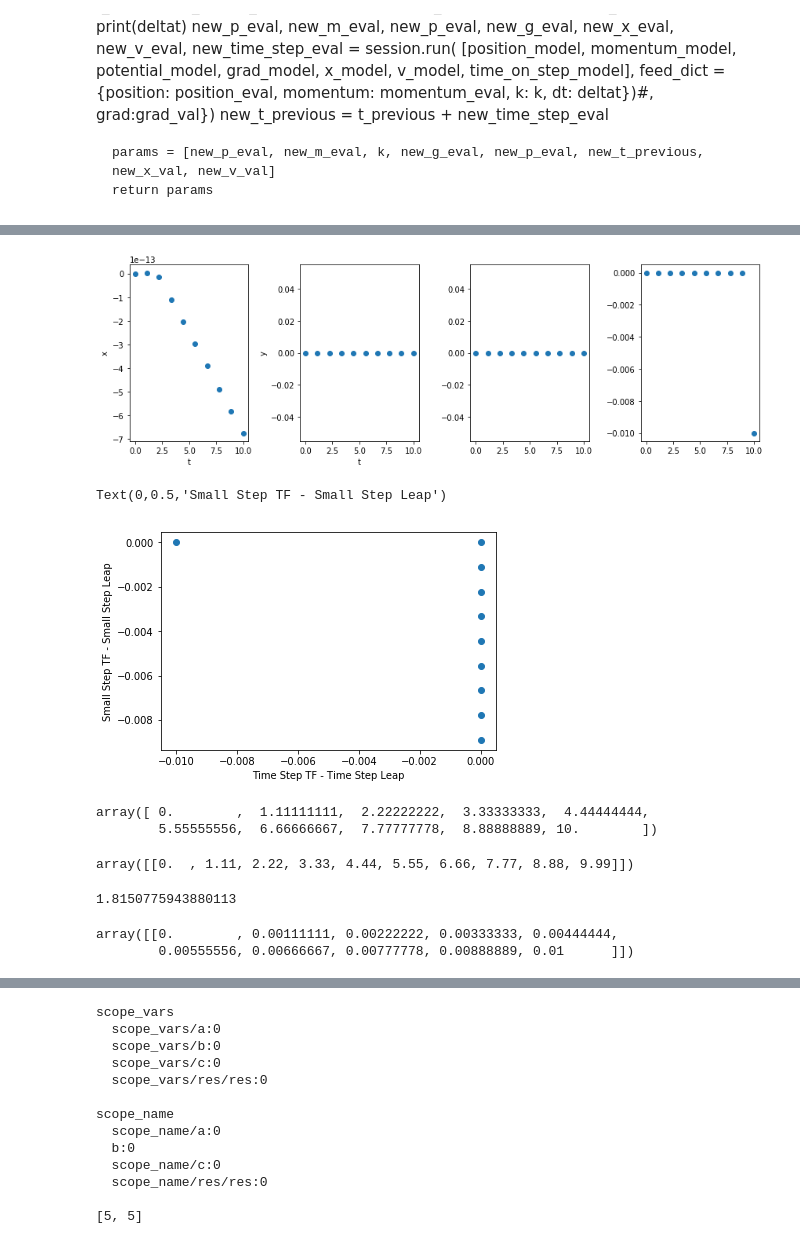
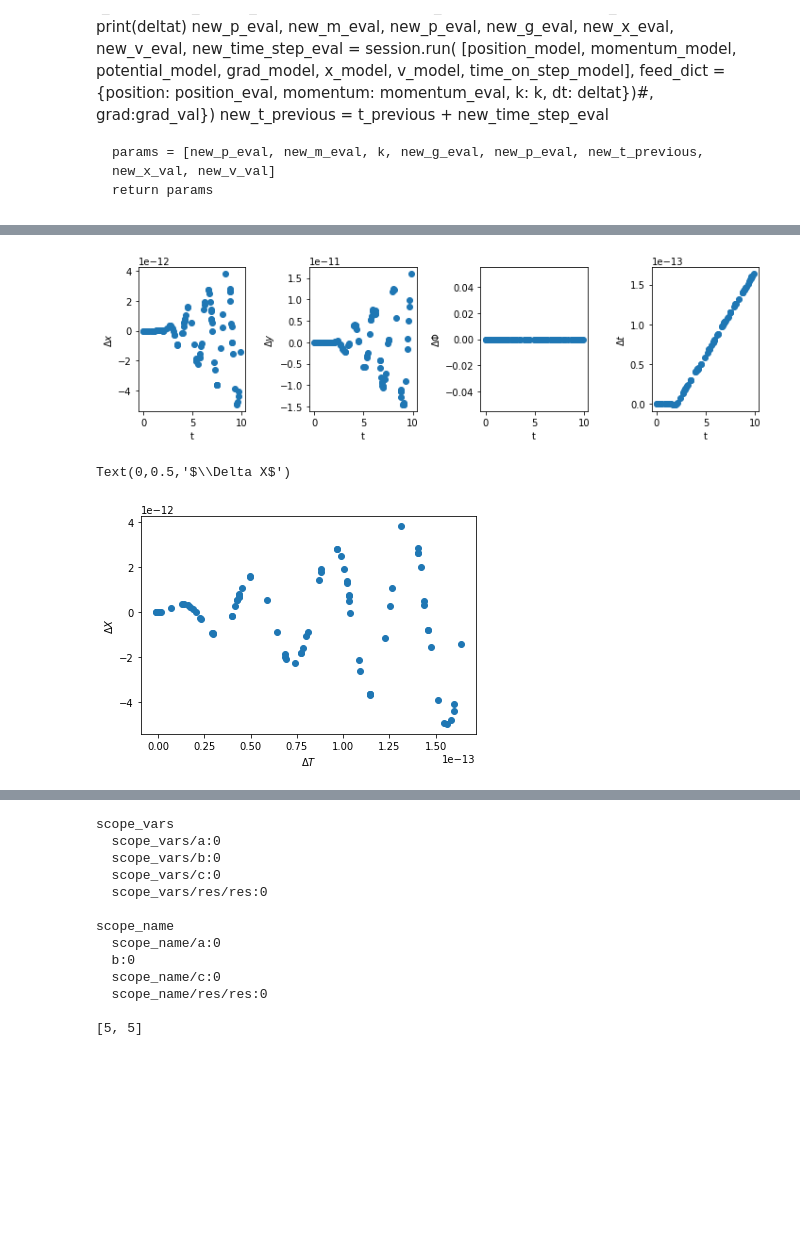
Before and after one commit to andersdot/shoderivz, a Jupyter notebook: sho_tf_almost.ipynb, the cells around one changed output, grey strips where cells are left out. Drawn from its saved outputs; the diff is of its cells as text; code cells hidden in the pictures; blank space fills up the shorter version.

```diff
--- a/sho_tf_almost.ipynb
+++ b/sho_tf_almost.ipynb
@@ -44,18 +46,17 @@ def leap(position, momentum, grad, potential_and_grad, step_size, k=1.0):
     momentum -= 0.5 * step_size * grad
     return position, momentum, potential, grad
 
-def leapfrog(x0, v0, t_obs, potential_and_grad_py, dt, k=1.0):
+def leapfrog(x0, v0, t_obs, potential_and_grad_py, dt, k=np.float64(1.0)):
     #function that takes initial conditions that takes us to the next position
     x = []
     v = []
     t = []
     grads = []
-    dts  = []
     time = []
 
-    tprime = 0.0
-    xprime = x0
-    vprime = v0
+    tprime = np.float64(0.0)
+    xprime = np.float64(x0)
+    vprime = np.float64(v0)
     pot, grad = potential_and_grad_py(xprime, k=k)
     for to in t_obs:
 
@@ -70,9 +71,8 @@ def leapfrog(x0, v0, t_obs, potential_and_grad_py, dt, k=1.0):
         v.append(vsave.copy())
         t.append(tsave.copy())
         grads.append(grad)
-        dts.append(dt_tiny.copy())
         time.append(tprime)
         #print(x, v)
-    return np.array(x), np.array(v), np.array(grads), np.array(dts), np.array(time) #, np.array(t)
+    return np.array(x), np.array(v), np.array(grads), np.array(time) #, np.array(t)
 # %%
 np.random.seed(1)
@@ -117,4 +111,4 @@ t_obs_init.sort()
 # %%
 #generate true values and noisify them
-x_true, v_true, grad_true, dt_tiny_true, time_steps_true = leapfrog(x0_true, v0_true, t_obs_true, potential_and_grad_py, s_size, k=k_true)
+x_true, v_true, grad_true, time_steps_true = leapfrog(x0_true, v0_true, t_obs_true, potential_and_grad_py, s_size, k=k_true)
 x_obs, v_obs = genData(x_true, v_true, nobspoints, std_noise_x, std_noise_v)
@@ -122,0 +115,8 @@ xleap, vleap, gradleap, dtleap, timeleap = leapfrog(position_value, momentum_val
+# %%
+#generate values using python leapfrog from initial guesses to compare with tf model
+xleap, vleap, gradleap, timeleap = leapfrog(current_x_value,
+                                            current_v_value,
+                                            current_t_obs_values,
+                                            potential_and_grad_py,
+                                            s_size,
+                                            k=current_k_value)
@@ -229,22 +282,26 @@ plt.tight_layout()
 # %%
 # Plot positions and momenta
-fig, ax = plt.subplots(1,4, figsize=(12, 4))
-ax[0].plot(t_obs_init, positions.T[0] - xleap.T, 'o')
+fig, ax = plt.subplots(1,4, figsize=(10, 3))
+ax[0].plot(current_t_obs_values, positions.T[0] - xleap.T, 'o')
 
 ax[0].set_xlabel('t')
-ax[0].set_ylabel('x')
+ax[0].set_ylabel('$\Delta x$')
 ax[1].set_xlabel('t')
-ax[1].set_ylabel('y')
-ax[1].plot(t_obs_init, momenta.T[0] - vleap.T, 'o')
-ax[2].plot(t_obs_init, grad.T[0] - gradleap.T, 'o')
-ax[3].plot(t_obs_init, time_step.T[0] - timeleap.T, 'o')
+ax[1].set_ylabel('$\Delta y$')
+ax[1].plot(current_t_obs_values, velocities.T[0] - vleap.T, 'o')
+ax[2].set_xlabel('t')
+ax[2].set_ylabel('$\Delta \Phi$')
+ax[2].plot(current_t_obs_values, grads.T[0] - gradleap.T, 'o')
+ax[3].set_xlabel('t')
+ax[3].set_ylabel('$\Delta t$')
+ax[3].plot(current_t_obs_values, time_step.T[0] - timeleap.T, 'o')
 plt.tight_layout()
 # %% [output]
-[figure, old version]
+[figure, new version]
 # %%
-plt.plot(time_step.T[0] - timeleap.T, dt_tf.T[0] - dtleap.T, 'o')
-plt.xlabel('Time Step TF - Time Step Leap')
-plt.ylabel('Small Step TF - Small Step Leap')
+plt.plot(time_step.T[0] - timeleap.T, positions.T[0] - xleap.T, 'o')
+plt.xlabel('$\Delta T$')
+plt.ylabel('$\Delta X$')
 # %% [output]
-Text(0,0.5,'Small Step TF - Small Step Leap')
+Text(0,0.5,'$\\Delta X$')
-[figure, old version]
+[figure, new version]
@@ -253,27 +307,0 @@ true_tiny_t = t_obs_init % s_size
-# %%
-t_obs_init
-# %% [output]
-array([ 0.        ,  1.11111111,  2.22222222,  3.33333333,  4.44444444,
-        5.55555556,  6.66666667,  7.77777778,  8.88888889, 10.        ])
-# %%
-time_step.T + dt_tf.T
-# %% [output]
-array([[0.  , 1.11, 2.22, 3.33, 4.44, 5.55, 6.66, 7.77, 8.88, 9.99]])
-# %%
-0.0011437481734488664
-0.9222421995145291
-0.5441729604831524
-0.3950432056055786
-1.1607236125416887
-0.43228154411208
-0.5120674718762217
-0.20254530471904086
-1.2179472930078292
-1.8150775943880113
-# %% [output]
-1.8150775943880113
-# %%
-true_tiny_t - dt_tf.T
-# %% [output]
-array([[0.        , 0.00111111, 0.00222222, 0.00333333, 0.00444444,
-        0.00555556, 0.00666667, 0.00777778, 0.00888889, 0.01      ]])
```
Also changed, not shown: parts of 18 cells of this notebook, 1 other file.
